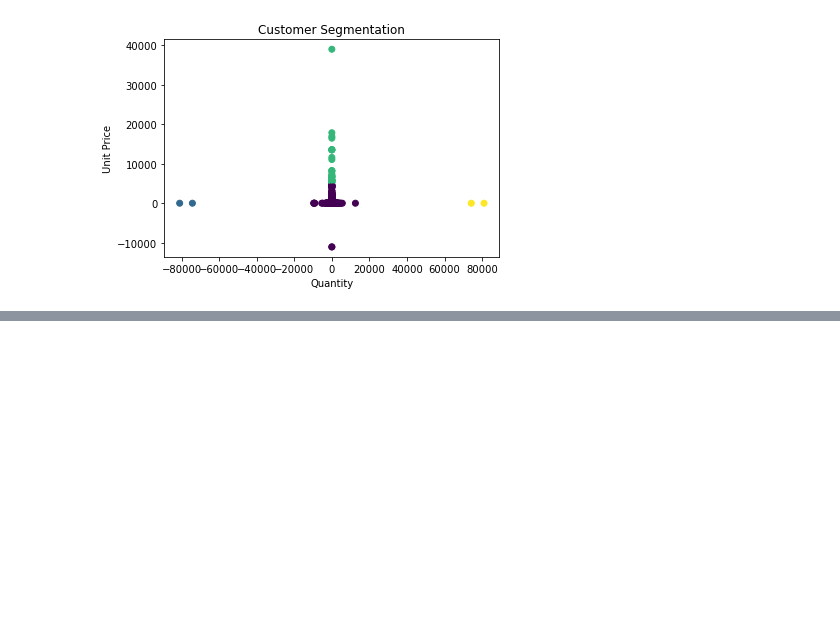
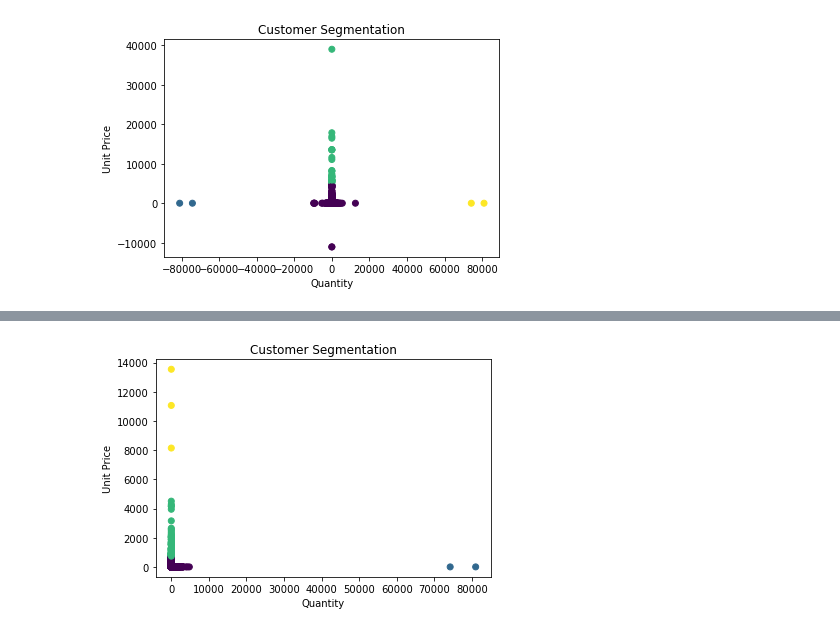
Before and after one commit to bladealec/Commerce_DataStrategy, a Jupyter notebook: notebooks/customer_segmentation.ipynb, the cells around one changed output, grey strips where cells are left out. Drawn from its saved outputs; the diff is of its cells as text; code cells hidden in the pictures; blank space fills up the shorter version.

```diff
--- a/notebooks/customer_segmentation.ipynb
+++ b/notebooks/customer_segmentation.ipynb
@@ -82,0 +106,12 @@ retail_df[retail_df.Quantity == retail_df.Quantity.min()]
+# %%
+optimal_k = 4  # optimal k from the elbow method
+kmeans = KMeans(n_clusters=optimal_k, random_state=42)
+minimums_df['Cluster'] = kmeans.fit_predict(scaled_features)
+
+plt.scatter(minimums_df['Quantity'], minimums_df['UnitPrice'], c=minimums_df['Cluster'], cmap='viridis')
+plt.title('Customer Segmentation')
+plt.xlabel('Quantity')
+plt.ylabel('Unit Price')
+plt.show()
+# %% [output]
+[figure, added]
```
Also changed, not shown: parts of 6 cells of this notebook.
